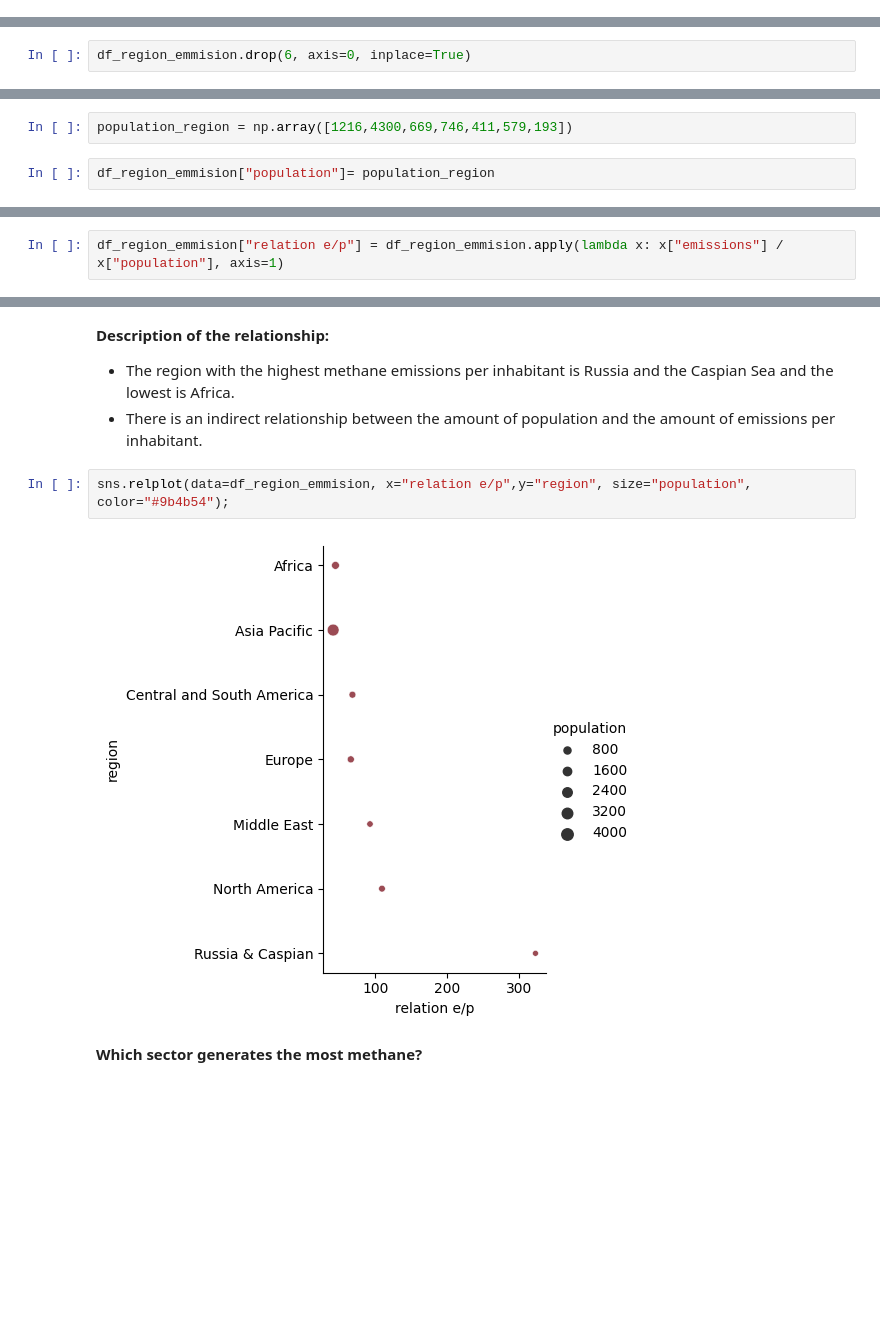
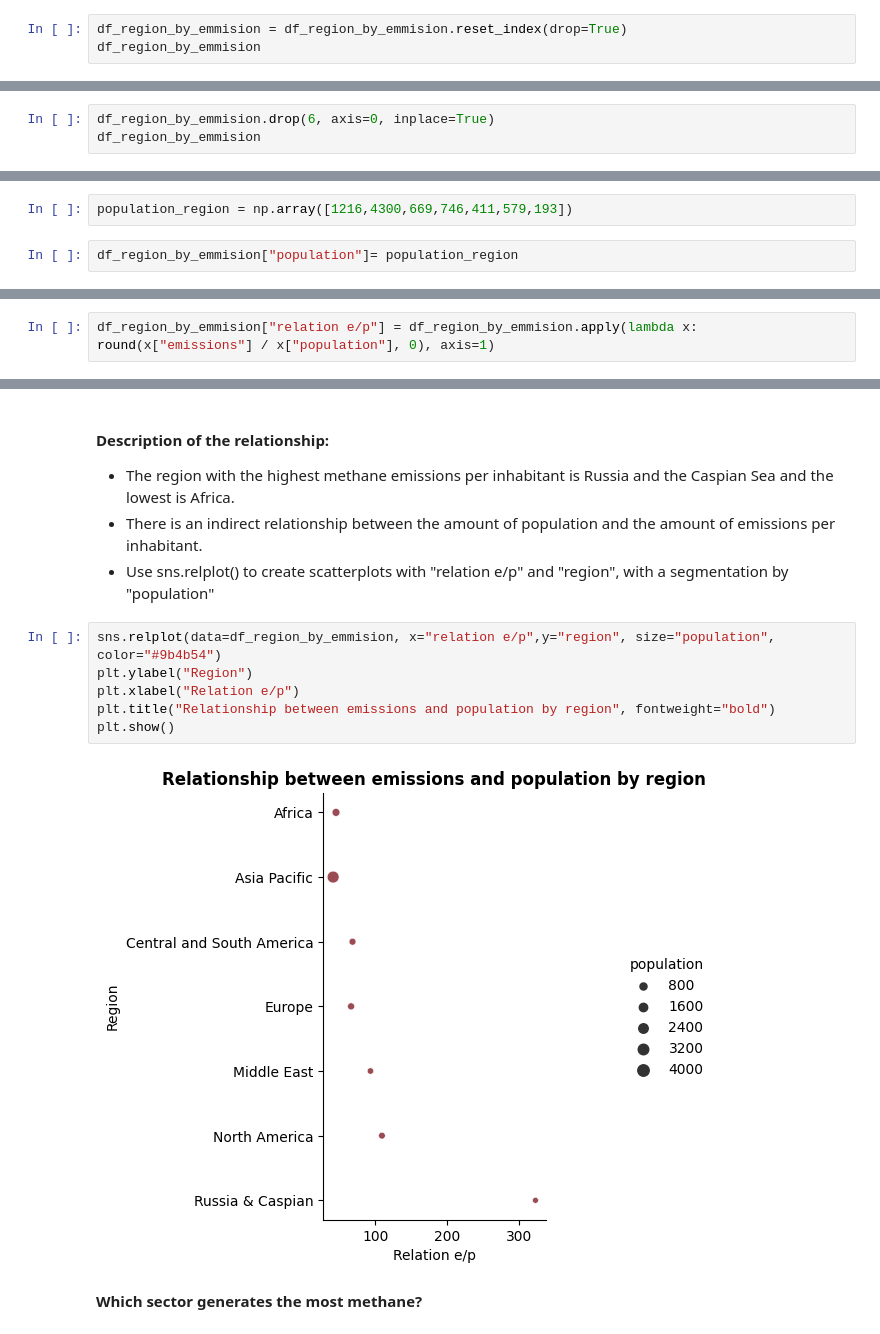
Before and after one commit to William-CCS96/matplotlib_seaborn_libraries_global_methane_emissions, a Jupyter notebook: notebooks/0_0_matplotlib_seaborn-libraries_global_methane_emissions.ipynb, the cells around one changed output, grey strips where cells are left out. Cells and saved outputs as stored; diff of their text form; blank space fills up the shorter version.

```diff
--- a/notebooks/0_0_matplotlib_seaborn-libraries_global_methane_emissions.ipynb
+++ b/notebooks/0_0_matplotlib_seaborn-libraries_global_methane_emissions.ipynb
@@ -110,0 +113,3 @@ plt.show()
+# %%
+df_region_by_emmision = df_region_by_emmision.reset_index(drop=True)
+df_region_by_emmision
@@ -113,2 +128,3 @@ Region "Other" eliminated due to lack of information:
 # %%
-df_region_emmision.drop(6, axis=0, inplace=True)
+df_region_by_emmision.drop(6, axis=0, inplace=True)
+df_region_by_emmision
@@ -117,4 +142,4 @@ Adding the column "population" by region:
 # %%
 population_region = np.array([1216,4300,669,746,411,579,193])
 # %%
-df_region_emmision["population"]= population_region
+df_region_by_emmision["population"]= population_region
@@ -134,2 +159,2 @@ Adding the "relation e/p" column (relation between emissions and populations), u
 # %%
-df_region_emmision["relation e/p"] = df_region_emmision.apply(lambda x: x["emissions"] / x["population"], axis=1)
+df_region_by_emmision["relation e/p"] = df_region_by_emmision.apply(lambda x: round(x["emissions"] / x["population"], 0), axis=1)
@@ -147,13 +172,18 @@ df_region_emmision
 # %% [markdown]
-**Description of the relationship:**
+#### Description of the relationship:
 
 
 *   The region with the highest methane emissions per inhabitant is Russia and the Caspian Sea and the lowest is Africa.
 *   There is an indirect relationship between the amount of population and the amount of emissions per inhabitant.
+* Use sns.relplot() to create scatterplots with "relation e/p" and "region", with a segmentation by "population"
 # %%
-sns.relplot(data=df_region_emmision, x="relation e/p",y="region", size="population", color="#9b4b54");
+sns.relplot(data=df_region_by_emmision, x="relation e/p",y="region", size="population", color="#9b4b54")
+plt.ylabel("Region")
+plt.xlabel("Relation e/p")
+plt.title("Relationship between emissions and population by region", fontweight="bold")
+plt.show()
 # %% [output]
-[figure, old version]
+[figure, new version]
 # %% [markdown]
 **Which sector generates the most methane?**
 # %%
```
Also changed, not shown: parts of 11 cells of this notebook.
